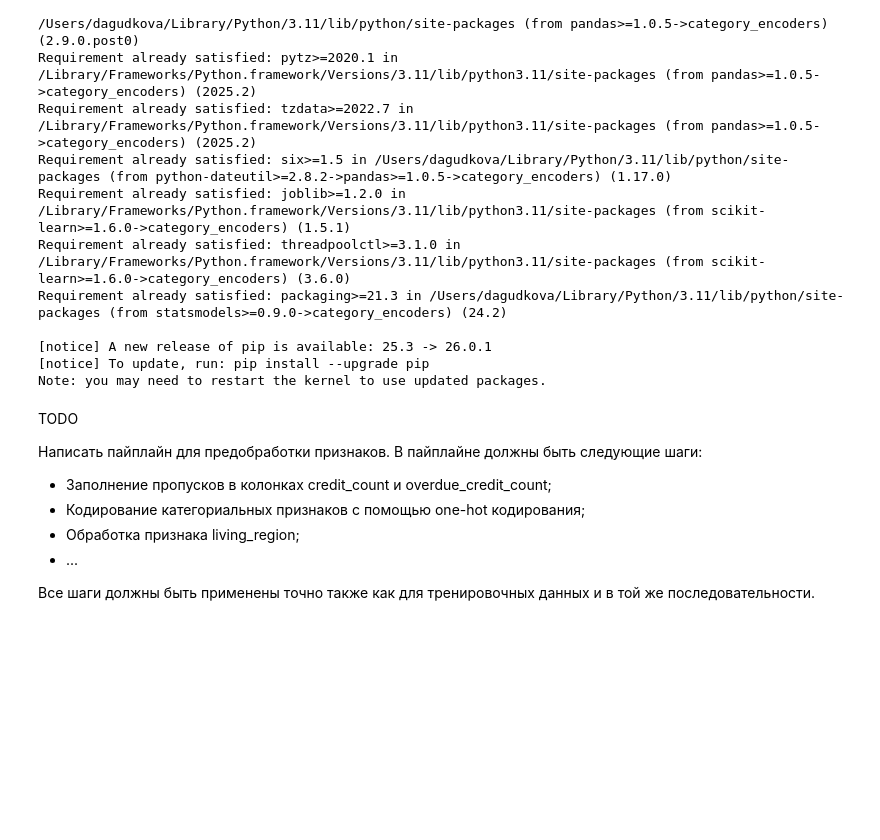
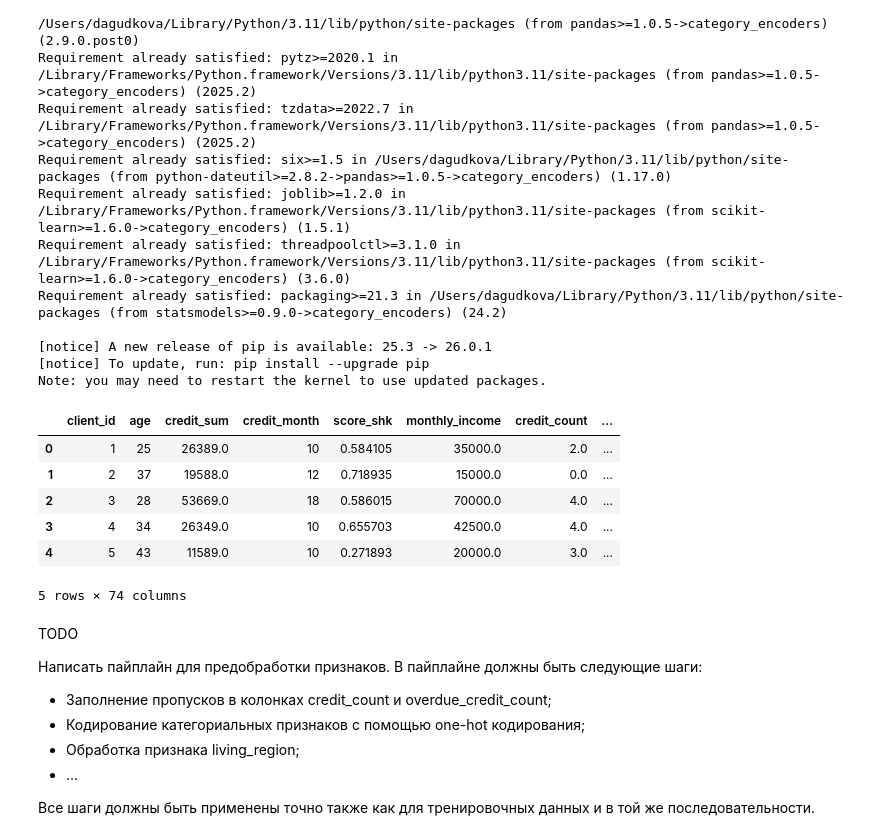
Before and after one commit to DaryaGudkova/credit, a Jupyter notebook: feature_engineering.ipynb, the cells around one changed output. Cells and saved outputs as stored; diff of their text form; code cells hidden in the pictures; blank space fills up the shorter version.

Commit message:
living_region encoding

```diff
--- a/feature_engineering.ipynb
+++ b/feature_engineering.ipynb
@@ -592,11 +616,34 @@ encoder = ce.BinaryEncoder(
 )
 
 # Fit только на train
-encoder.fit(train_data)
+encoder.fit(train_data[['living_region']]) # Важно: передаем DataFrame с одной колонкой!
 
 # Transform для train и test
-train_encoded = encoder.transform(train_data)
-#test_encoded = encoder.transform(test_data)
+train_encoded_col = encoder.transform(train_data[['living_region']])
+test_encoded_col = encoder.transform(test_data[['living_region']])
+
+train_encoded = train_data.copy()
+test_encoded = test_data.copy()
+
+train_encoded = pd.concat([
+    train_encoded.drop('living_region', axis=1),
+    train_encoded_col
+], axis=1)
+
+test_encoded = pd.concat([
+    test_encoded.drop('living_region', axis=1),
+    test_encoded_col
+])
+# %%
+train_encoded.head()
+# %% [output]
+|  | client_id | age | credit_sum | credit_month | score_shk | monthly_income | credit_count | ... |
+| 0 | 1 | 25 | 26389.0 | 10 | 0.584105 | 35000.0 | 2.0 | ... |
+| 1 | 2 | 37 | 19588.0 | 12 | 0.718935 | 15000.0 | 0.0 | ... |
+| 2 | 3 | 28 | 53669.0 | 18 | 0.586015 | 70000.0 | 4.0 | ... |
+| 3 | 4 | 34 | 26349.0 | 10 | 0.655703 | 42500.0 | 4.0 | ... |
+| 4 | 5 | 43 | 11589.0 | 10 | 0.271893 | 20000.0 | 3.0 | ... |
+5 rows × 74 columns
 # %% [markdown]
 TODO
 
```
Also changed, not shown: parts of 4 cells of this notebook.
